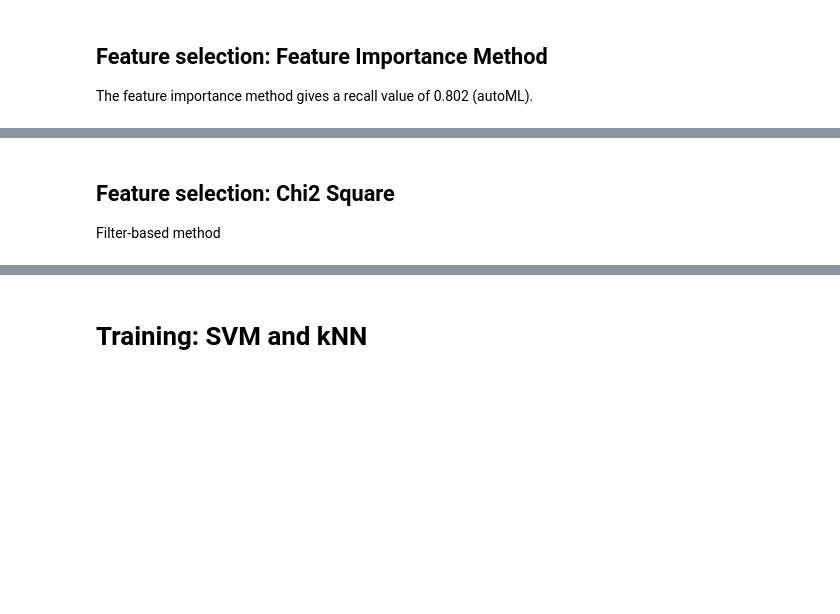
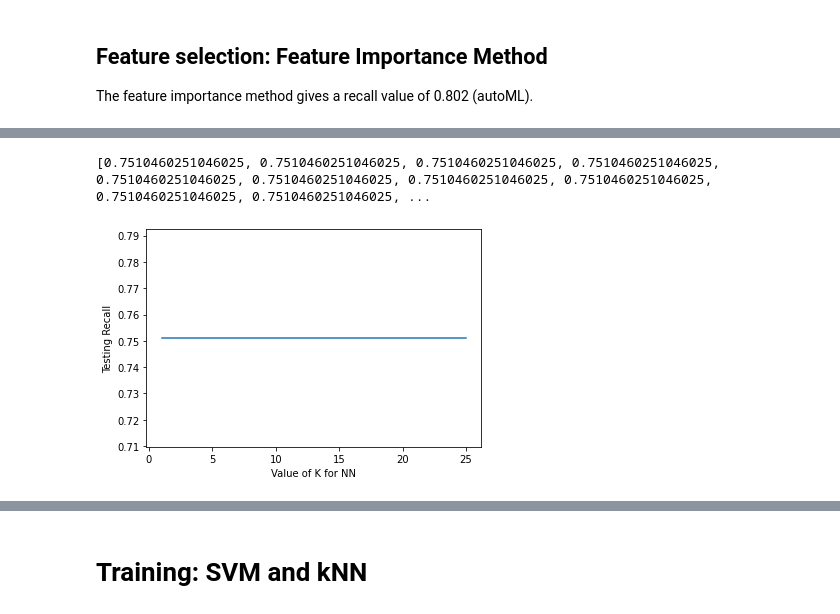
Before and after one commit to annemiekvdleest/Machine_Learning, a Jupyter notebook: ML_project1.ipynb, the cells around one changed output, grey strips where cells are left out. Cells and saved outputs as stored; diff of their text form; code cells hidden in the pictures; blank space fills up the shorter version.

```diff
--- a/ML_project1.ipynb
+++ b/ML_project1.ipynb
@@ -367,3 +360,44 @@ Accuracy: 0.804
-# %% [markdown]
-## Feature selection: Chi2 Square
-Filter-based method
+# %%
+# NN
+from sklearn.model_selection import train_test_split
+
+X_train, X_test, y_train, y_test = train_test_split(X_feat,y, test_size=0.3,random_state=seed)
+
+from sklearn.neighbors import KNeighborsClassifier
+
+# clf = KNeighborsClassifier() # what k to use??? hyperparameter!
+
+# clf.fit(X_train, y_train)
+
+# y_pred_train = clf.predict(X_train)
+
+# y_pred_test = clf.predict(X_test)
+
+# print(y_test)
+# print(y_pred_test)
+
+# acc = accuracy_score(y_test, y_pred_test)
+# print("Accuracy: %.3f" % acc)
+# recall = recall_score(y_test, y_pred_test, average='micro')
+# print(recall)
+
+k_range = range(1,26)
+scores = {}
+scores_list = []
+
+for k in k_range:
+  clf = KNeighborsClassifier()
+  clf.fit(X_train, y_train)
+  y_pred_train = clf.predict(X_train)
+  y_pred_test = clf.predict(X_test)
+  scores[k] = recall_score(y_test, y_pred_test, average='micro')
+  scores_list.append(recall_score(y_test, y_pred_test, average='micro'))
+
+plt.plot(k_range,scores_list)
+plt.xlabel('Value of K for NN')
+plt.ylabel('Testing Recall')
+
+print(scores_list)
+# %% [output]
+[0.7510460251046025, 0.7510460251046025, 0.7510460251046025, 0.7510460251046025, 0.7510460251046025, 0.7510460251046025, 0.7510460251046025, 0.7510460251046025, 0.7510460251046025, 0.7510460251046025, ...
+[figure, added]
```
Also changed, not shown: parts of 26 cells of this notebook.
